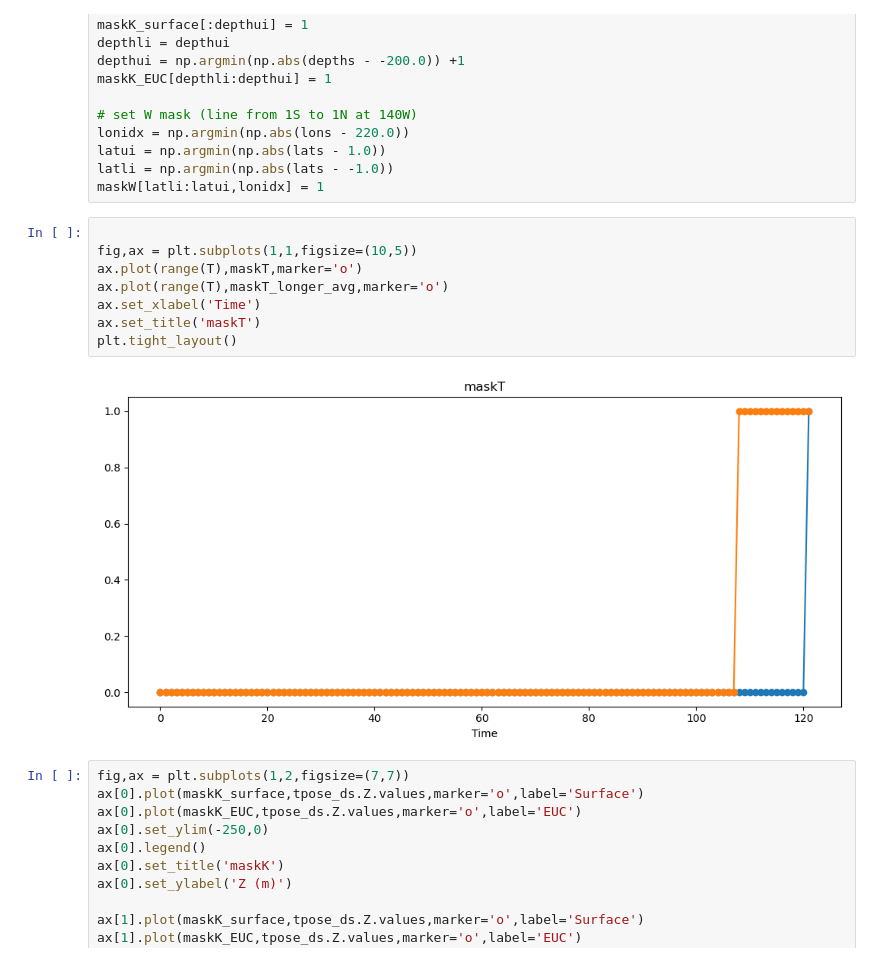
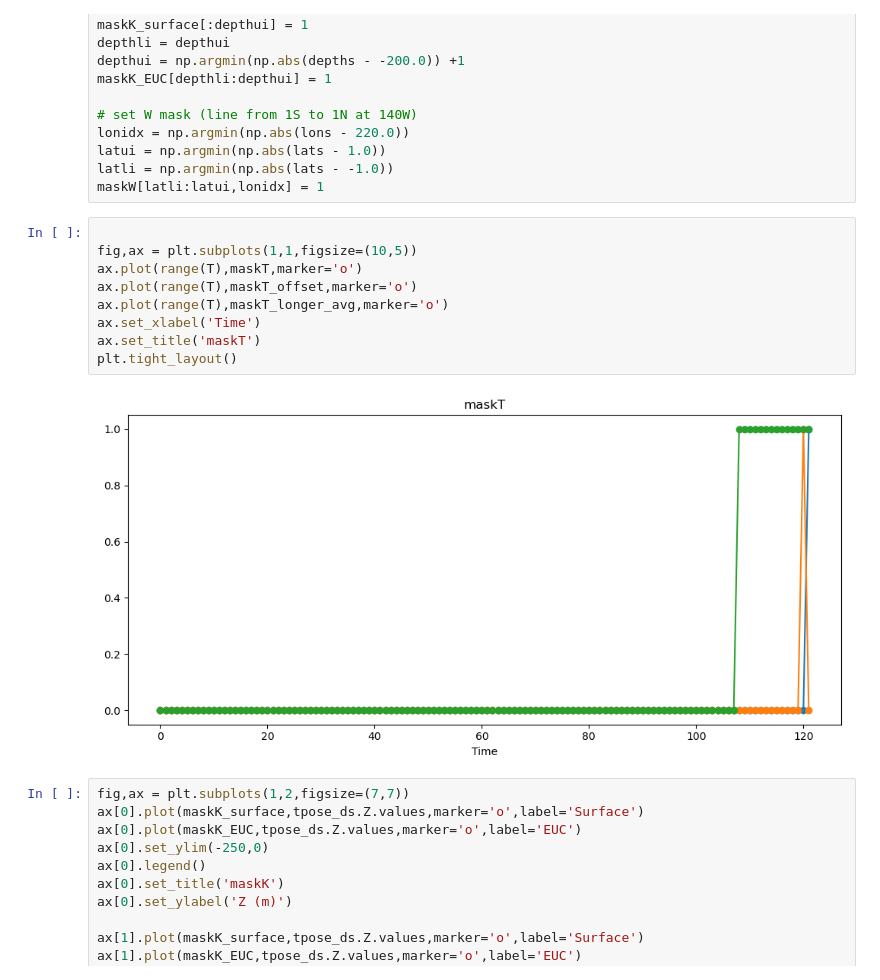
Before and after one commit to eldavenport/TPOSE6_Sensitivity, a Jupyter notebook: model_setup/generate_masks.ipynb, the cells around one changed output. Drawn from its saved outputs; the diff is of its cells as text.

```diff
--- a/model_setup/generate_masks.ipynb
+++ b/model_setup/generate_masks.ipynb
@@ -70,13 +72,14 @@ maskW[latli:latui,lonidx] = 1
 # %%
 
 fig,ax = plt.subplots(1,1,figsize=(10,5))
 ax.plot(range(T),maskT,marker='o')
+ax.plot(range(T),maskT_offset,marker='o')
 ax.plot(range(T),maskT_longer_avg,marker='o')
 ax.set_xlabel('Time')
 ax.set_title('maskT')
 plt.tight_layout()
 # %% [output]
-[figure, old version]
+[figure, new version]
 # %%
 fig,ax = plt.subplots(1,2,figsize=(7,7))
 ax[0].plot(maskK_surface,tpose_ds.Z.values,marker='o',label='Surface')
```
Also changed, not shown: parts of 1 cell of this notebook, 8 other files.
